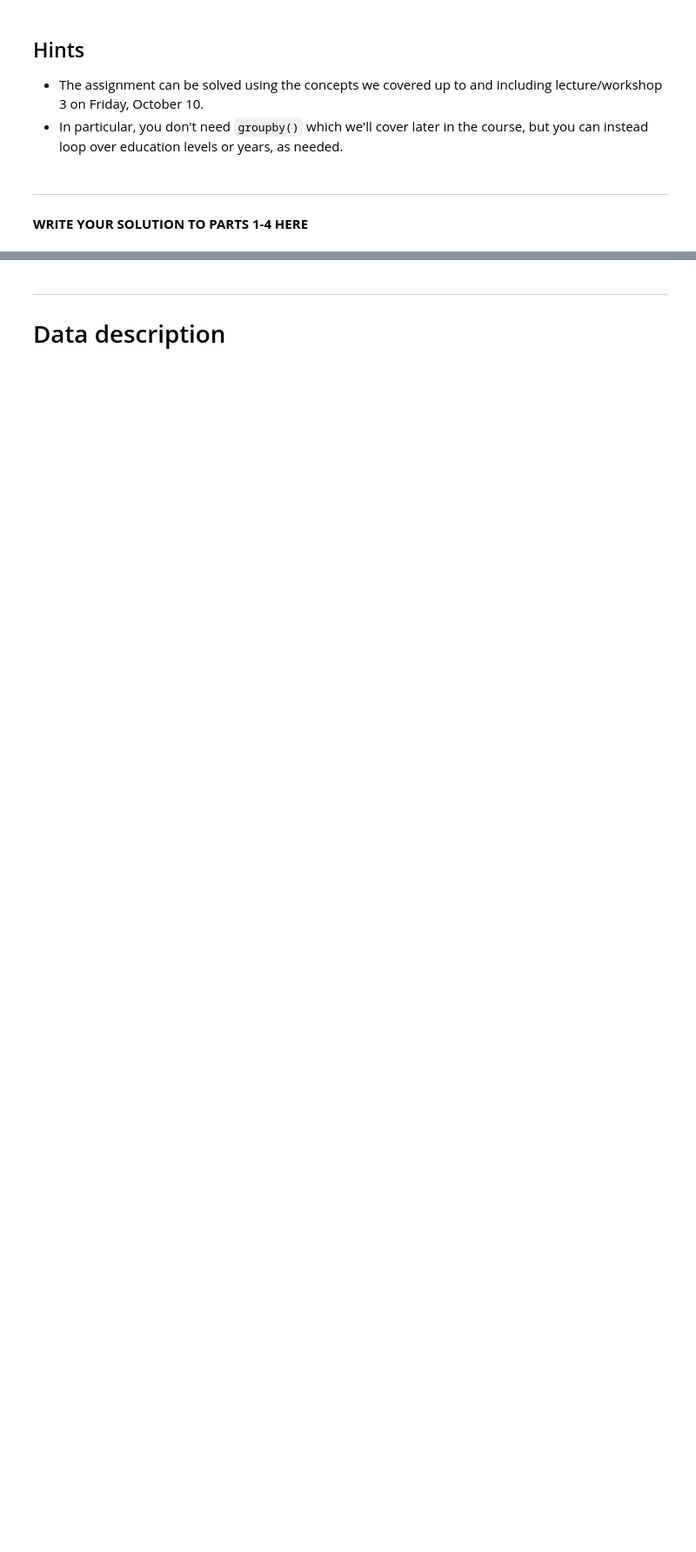
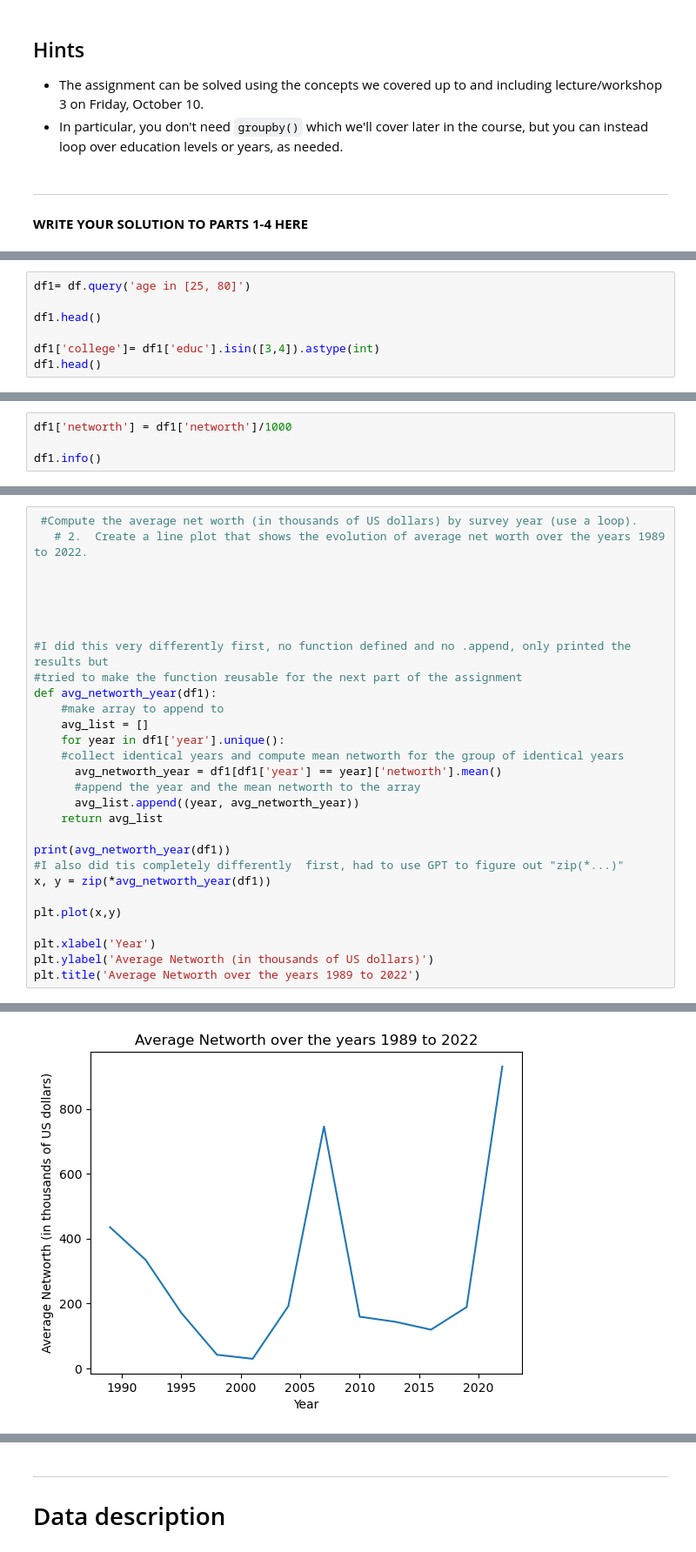
Before and after one commit to JacobBohn/TECH2-H25-assignment2, a Jupyter notebook: assignment2.ipynb, the cells around one changed output, grey strips where cells are left out. Shown at 87% size. Saved outputs shown, nothing was run; the diff lists cells and outputs as text; blank space fills up the shorter version.

Commit message:
git.commit -m "Finished the assignment 2"

```diff
--- a/assignment2.ipynb
+++ b/assignment2.ipynb
@@ -74,0 +82,7 @@ df= pd.read_csv(data)
+# %%
+df1= df.query('age in [25, 80]')
+
+df1.head()
+
+df1['college']= df1['educ'].isin([3,4]).astype(int)
+df1.head()
@@ -74,0 +101,4 @@ df= pd.read_csv(data)
+# %%
+df1['networth'] = df1['networth']/1000
+
+df1.info()
@@ -74,0 +137,30 @@ df= pd.read_csv(data)
+# %%
+ #Compute the average net worth (in thousands of US dollars) by survey year (use a loop).
+   # 2.  Create a line plot that shows the evolution of average net worth over the years 1989 to 2022.
+
+
+
+
+
+#I did this very differently first, no function defined and no .append, only printed the results but
+#tried to make the function reusable for the next part of the assignment
+def avg_networth_year(df1):
+    #make array to append to
+    avg_list = []
+    for year in df1['year'].unique():
+    #collect identical years and compute mean networth for the group of identical years
+      avg_networth_year = df1[df1['year'] == year]['networth'].mean()
+      #append the year and the mean networth to the array
+      avg_list.append((year, avg_networth_year))
+    return avg_list
+
+print(avg_networth_year(df1))
+#I also did tis completely differently  first, had to use GPT to figure out "zip(*...)"
+x, y = zip(*avg_networth_year(df1))
+
+plt.plot(x,y)
+
+plt.xlabel('Year')
+plt.ylabel('Average Networth (in thousands of US dollars)')
+plt.title('Average Networth over the years 1989 to 2022')
+# %% [output]
@@ -74,0 +169 @@ df= pd.read_csv(data)
+[figure, added]
```
Also changed, not shown: parts of 8 cells of this notebook.
